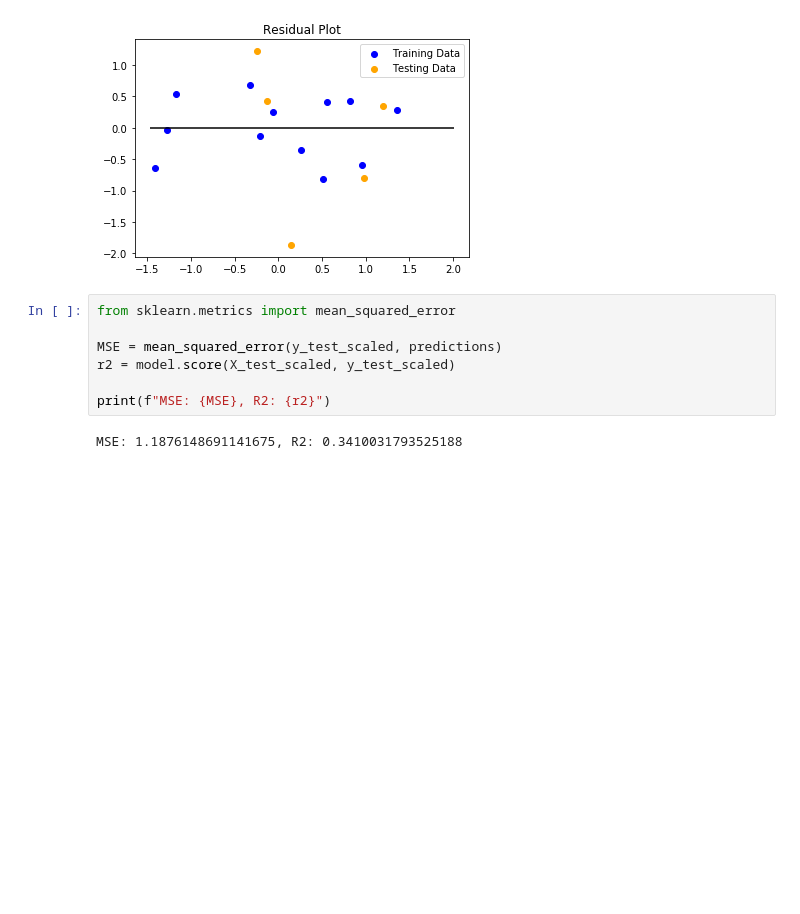
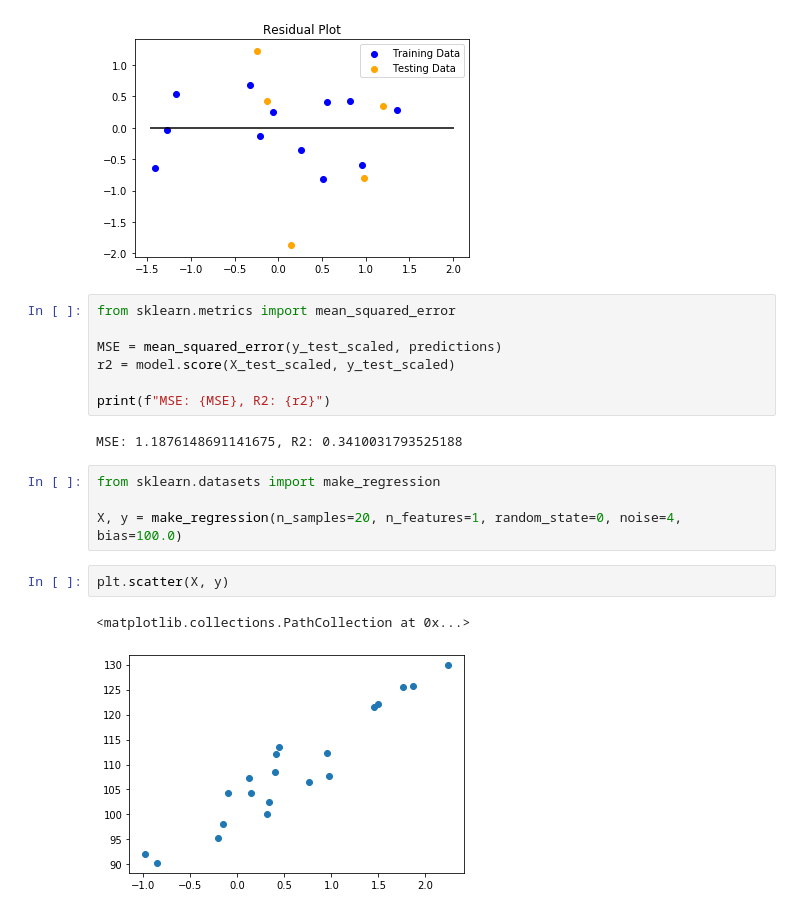
Before and after one commit to vgnenov/OnTheUpAndUp, a Jupyter notebook: ml_ind_gap.ipynb, the cells around one changed output. Cells and saved outputs as stored; diff of their text form; blank space fills up the shorter version.

```diff
--- a/ml_ind_gap.ipynb
+++ b/ml_ind_gap.ipynb
@@ -100,3 +100,12 @@ r2 = model.score(X_test_scaled, y_test_scaled)
 print(f"MSE: {MSE}, R2: {r2}")
 # %% [output]
 MSE: 1.1876148691141675, R2: 0.3410031793525188
+# %%
+from sklearn.datasets import make_regression
+
+X, y = make_regression(n_samples=20, n_features=1, random_state=0, noise=4, bias=100.0)
+# %%
+plt.scatter(X, y)
+# %% [output]
+<matplotlib.collections.PathCollection at 0x...>
+[figure, added]
```
Also changed, not shown: 2 other files.
